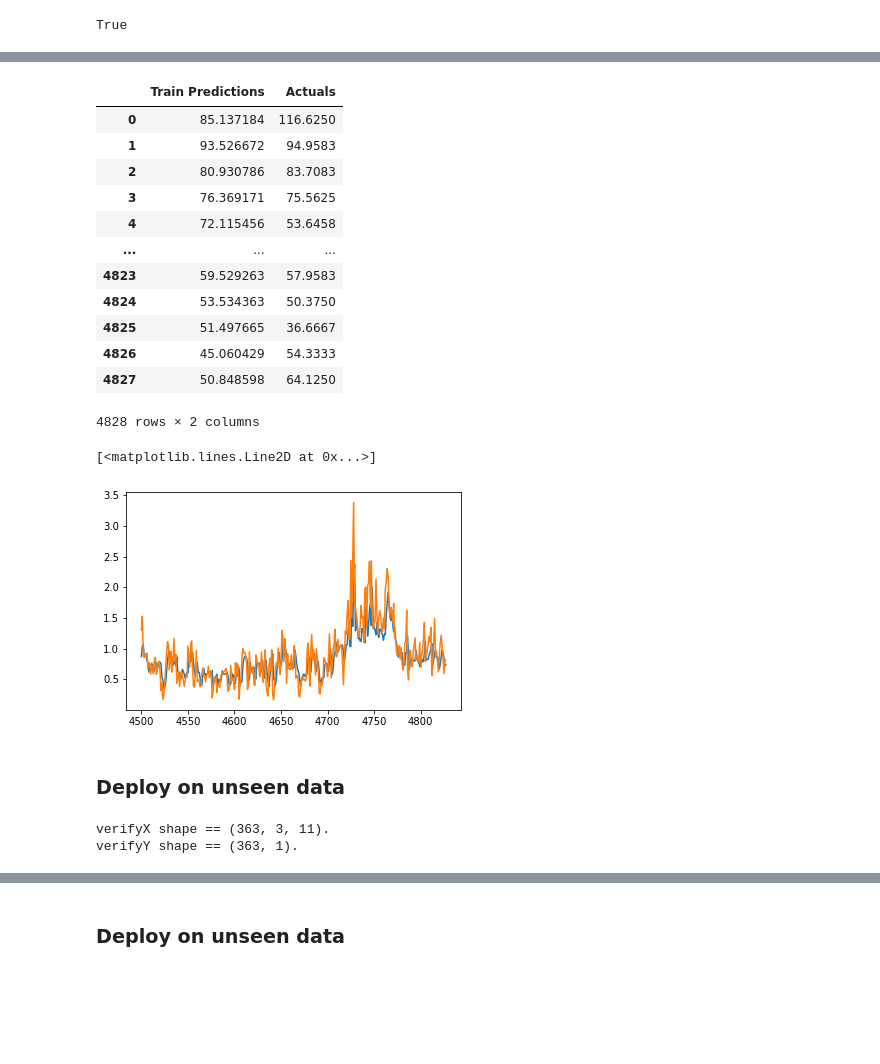
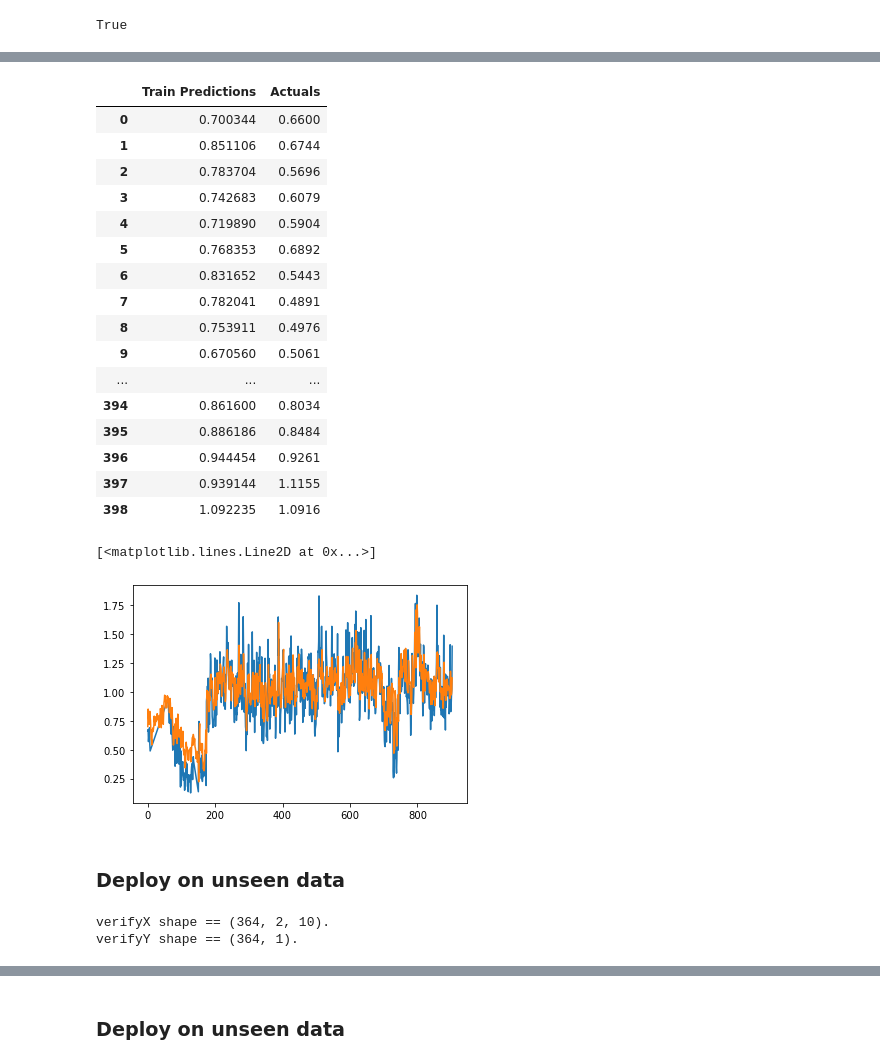
Before and after one commit to faizla/fyp-master-study-airpollution, a Jupyter notebook: KlangAPIModellingDaily.ipynb, the cells around one changed output, grey strips where cells are left out. Cells and saved outputs as stored; diff of their text form; code cells hidden in the pictures; blank space fills up the shorter version.

```diff
--- a/KlangAPIModellingDaily.ipynb
+++ b/KlangAPIModellingDaily.ipynb
@@ -286,6 +508,6 @@ plt.plot(test_results['Actuals'][300:])
 # %%
-trainX, trainY = to_sequences(train, 3, klangapi.shape[1], 9)
-testX, testY = to_sequences(test, 3, klangapi.shape[1], 9)
+trainX, trainY = to_sequences(train, 2, klangapi.shape[1], 8)
+testX, testY = to_sequences(test, 2, klangapi.shape[1], 8)
 
 print('trainX shape == {}.'.format(trainX.shape))
 print('trainY shape == {}.'.format(trainY.shape))
@@ -306,4 +528,6 @@ True
 #CO Modelling
 model=modelling(trainX.shape[1],trainX.shape[2])
 model.summary()
+
+history = model.fit(trainX, trainY, epochs=20, batch_size=8, validation_split=0.2, verbose=1)
 # %% [output]
@@ -355,4 +560,4 @@ plt.legend()
 # %%
-prediction = model.predict(trainX)
+prediction = model.predict(testX)
 # %%
 prediction_copies = np.repeat(prediction, klangapi.shape[1], axis=-1)
@@ -363,5 +568,5 @@ y_pred_future.shape
 # %%
-actualY = np.repeat(trainY, klangapi.shape[1], axis=-1)
-actualY = scaler.inverse_transform(actualY)[:,9]
+actualY = np.repeat(testY, klangapi.shape[1], axis=-1)
+actualY = scaler.inverse_transform(actualY)[:,8]
 actualY.shape
 # %% [output]
@@ -378,35 +583,39 @@ MAPE : 24.52295567081408.
 # %%
+train_results = pd.DataFrame(data={'Train Predictions':y_pred_future, 'Actuals':actualY})
 train_results
 # %% [output]
 |  | Train Predictions | Actuals |
-| 0 | 85.137184 | 116.6250 |
-| 1 | 93.526672 | 94.9583 |
-| 2 | 80.930786 | 83.7083 |
-| 3 | 76.369171 | 75.5625 |
-| 4 | 72.115456 | 53.6458 |
+| 0 | 0.700344 | 0.6600 |
+| 1 | 0.851106 | 0.6744 |
+| 2 | 0.783704 | 0.5696 |
+| 3 | 0.742683 | 0.6079 |
+| 4 | 0.719890 | 0.5904 |
+| 5 | 0.768353 | 0.6892 |
+| 6 | 0.831652 | 0.5443 |
+| 7 | 0.782041 | 0.4891 |
+| 8 | 0.753911 | 0.4976 |
+| 9 | 0.670560 | 0.5061 |
 | ... | ... | ... |
-| 4823 | 59.529263 | 57.9583 |
-| 4824 | 53.534363 | 50.3750 |
-| 4825 | 51.497665 | 36.6667 |
-| 4826 | 45.060429 | 54.3333 |
-| 4827 | 50.848598 | 64.1250 |
+| 394 | 0.861600 | 0.8034 |
+| 395 | 0.886186 | 0.8484 |
+| 396 | 0.944454 | 0.9261 |
+| 397 | 0.939144 | 1.1155 |
+| 398 | 1.092235 | 1.0916 |
-4828 rows × 2 columns
 # %%
-train_results = pd.DataFrame(data={'Train Predictions':y_pred_future, 'Actuals':actualY})
-plt.plot(train_results['Train Predictions'][4500:4828])
-plt.plot(train_results['Actuals'][4500:4828])
+plt.plot(train_results['Actuals'][0:])
+plt.plot(train_results['Train Predictions'][0:])
 # %% [output]
 [<matplotlib.lines.Line2D at 0x...>]
-[figure, old version]
+[figure, new version]
 # %% [markdown]
 ### Deploy on unseen data
 # %%
-verifyX, verifyY = to_sequences(verifyDeployScaled, 3, klangapi.shape[1], 9)
+verifyX, verifyY = to_sequences(verifyDeployScaled, 2, klangapi.shape[1], 8)
 print('verifyX shape == {}.'.format(verifyX.shape))
 print('verifyY shape == {}.'.format(verifyY.shape))
 # %% [output]
-verifyX shape == (363, 3, 11).
-verifyY shape == (363, 1).
+verifyX shape == (364, 2, 10).
+verifyY shape == (364, 1).
 # %%
 prediction = model.predict(verifyX)
 
```
Also changed, not shown: parts of 160 cells of this notebook, 3 other files.
